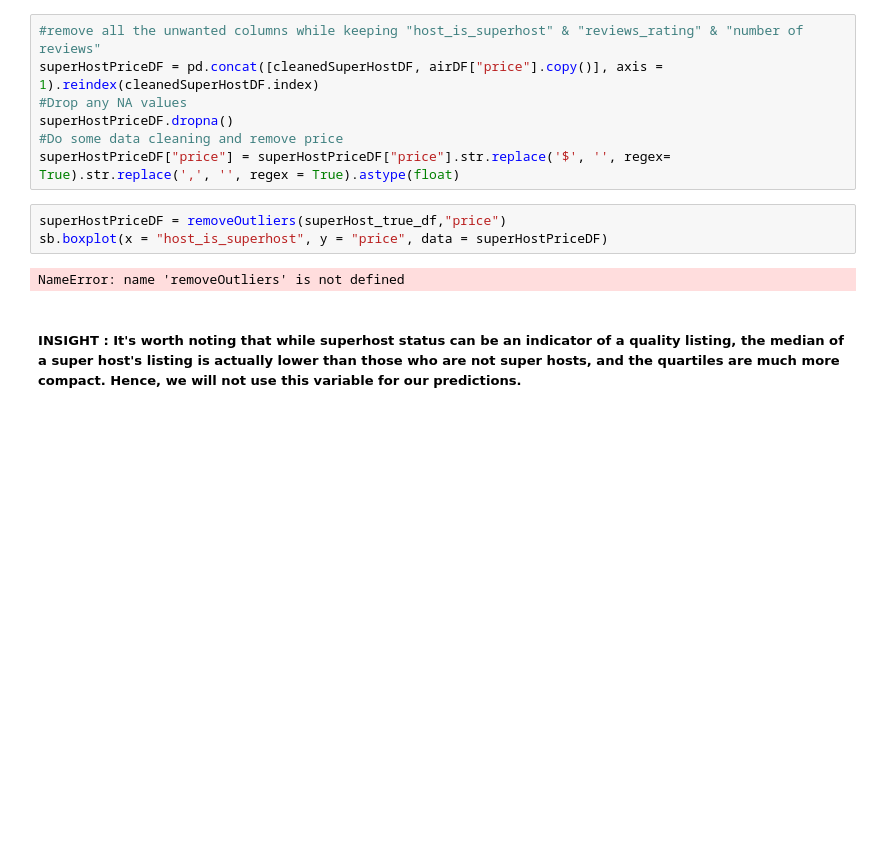
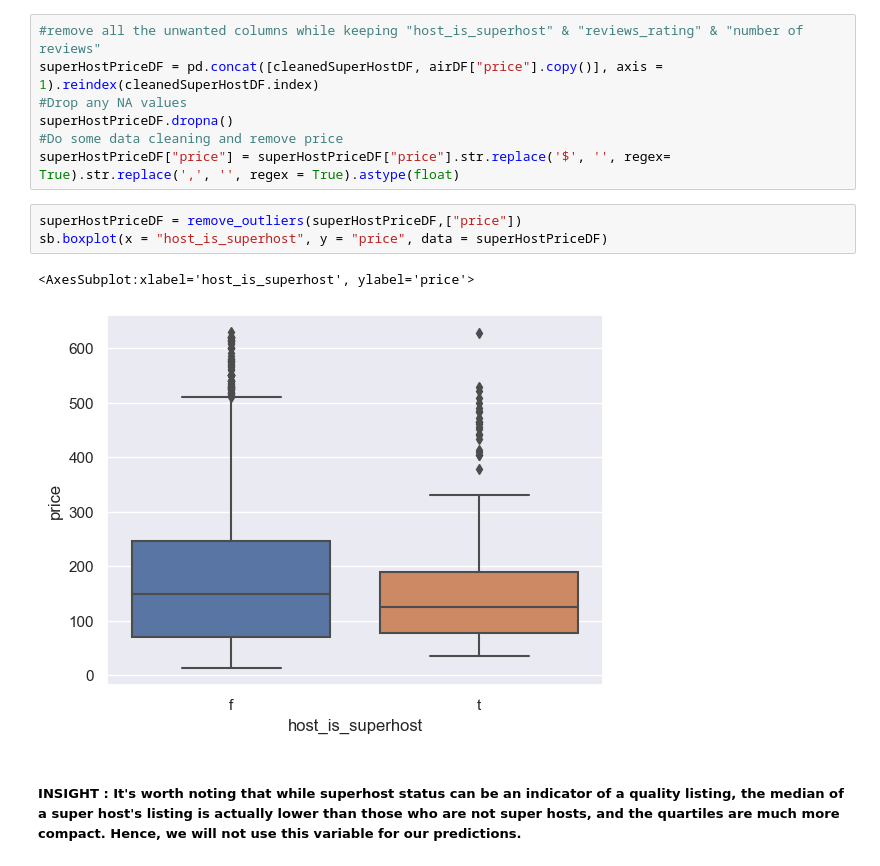
Before and after one commit to isaacchunn/SC1015_MiniPrj_Airbnb, a Jupyter notebook: EDA_First25.ipynb, the cells around one changed output. Saved outputs shown, nothing was run; the diff lists cells and outputs as text; blank space fills up the shorter version.

```diff
--- a/EDA_First25.ipynb
+++ b/EDA_First25.ipynb
@@ -668,10 +668,11 @@ superHostPriceDF.dropna()
 #Do some data cleaning and remove price
 superHostPriceDF["price"] = superHostPriceDF["price"].str.replace('$', '', regex= True).str.replace(',', '', regex = True).astype(float)
 # %%
-superHostPriceDF = removeOutliers(superHost_true_df,"price")
+superHostPriceDF = remove_outliers(superHostPriceDF,["price"])
 sb.boxplot(x = "host_is_superhost", y = "price", data = superHostPriceDF)
 # %% [output]
-NameError: name 'removeOutliers' is not defined
+<AxesSubplot:xlabel='host_is_superhost', ylabel='price'>
+[figure, added]
 # %% [markdown]
  ##### INSIGHT : It's worth noting that while superhost status can be an indicator of a quality listing, the median of a super host's listing is actually lower than those who are not super hosts, and the quartiles are much more compact. Hence, we will not use this variable for our predictions.
 # %% [markdown]
```
Also changed, not shown: parts of 12 cells of this notebook.
